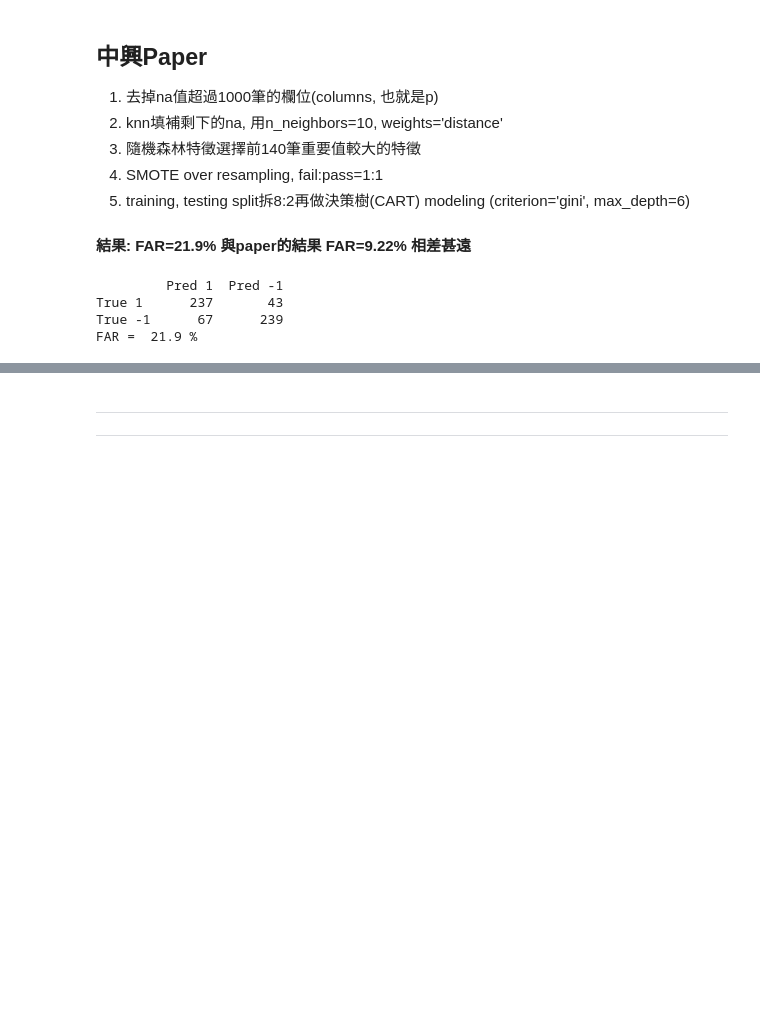
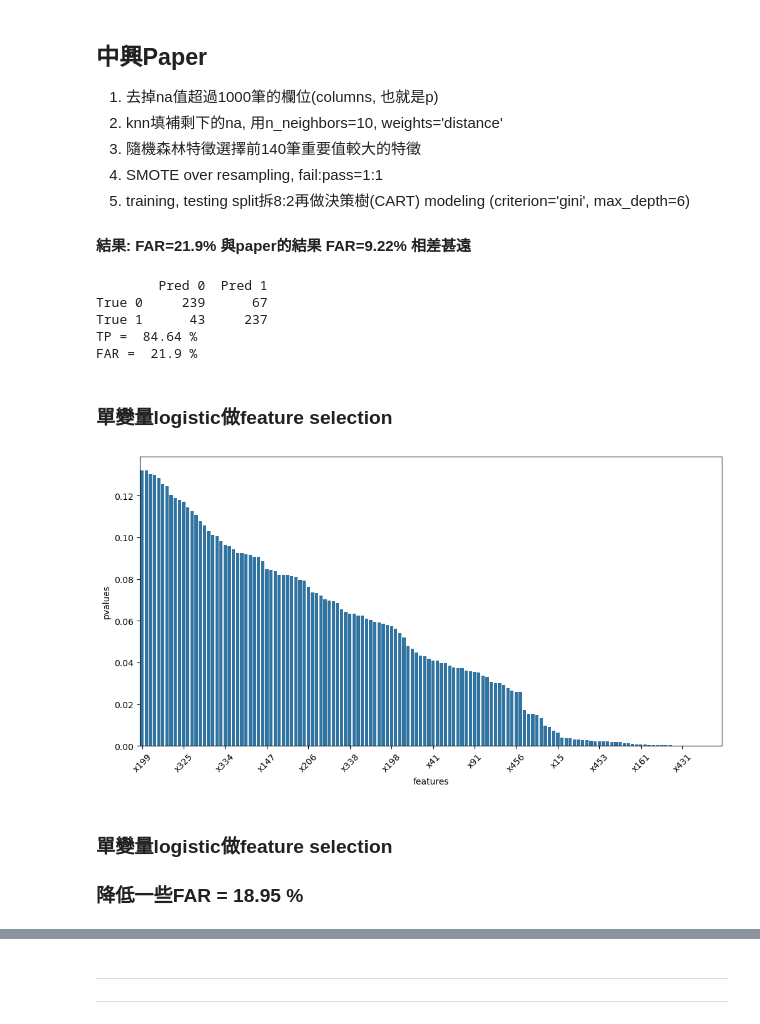
Before and after one commit to JackHuang0125/WHAT_I_DID, a Jupyter notebook: 0 Meeting/0_PAPER_0904.ipynb, the cells around one changed output, grey strips where cells are left out. Cells and saved outputs as stored; diff of their text form; code cells hidden in the pictures; blank space fills up the shorter version.

```diff
--- a/0 Meeting/0_PAPER_0904.ipynb
+++ b/0 Meeting/0_PAPER_0904.ipynb
@@ -29,10 +69,10 @@ from imblearn.over_sampling import SMOTE
 
 #### 結果: FAR=21.9% 與paper的結果 FAR=9.22% 相差甚遠
 # %%
-secom = pd.read_csv(r'C:\Users\User\Documents\GitHub\psychic-spoon\DataSet\secom.csv', sep='\t')
+secom = pd.read_csv(r'C:\Users\No\Documents\GitHub\psychic-spoon\DataSet\secom.csv', sep='\t')
 
 X = secom.drop(columns=['Time', 'Pass/Fail'])
-y = secom['Pass/Fail']
+y = secom['Pass/Fail'].replace({-1:0, 1:1}).astype(int)
 na_counts = X.isna().sum()
 X = X.loc[:, na_counts<=1000].copy()
 
@@ -58,15 +98,58 @@ dtc_model =dtc.fit(X_train, y_train)
 dtc_y_pred = dtc_model.predict(X_test)
 dtc_y_prob = dtc_model.predict_proba(X_test)[:, 1]
 
-cm = confusion_matrix(y_test, dtc_y_pred, labels=[1, -1])  # [[TP, FN],[FP, TN]]
-cm_df = pd.DataFrame(cm, index=["True 1", "True -1"], columns=["Pred 1", "Pred -1"])
+cm = confusion_matrix(y_test, dtc_y_pred, labels=[0, 1])  # [[TN, FP],[FN, TP]]
+cm_df = pd.DataFrame(cm, index=["True 0", "True 1"], columns=["Pred 0", "Pred 1"])
 print(cm_df)
 
-TP, FN, FP, TN = cm[0,0], cm[0,1], cm[1,0], cm[1,1]
-FAR = FP / (FP + TN) if (FP + TN) > 0 else np.nan
+TN, FP, FN, TP = cm[0,0], cm[0,1], cm[1,0], cm[1,1]
+FAR = FP/(FP+TN) if (FP+TN) > 0 else np.nan
+TP = TP/(TP+FN) if (TP+FN) > 0 else np.nan
+print("TP = ", round(TP*100, 2), "%")
 print("FAR = ", round(FAR*100, 2), "%")
 # %% [output]
-         Pred 1  Pred -1
-True 1      237       43
-True -1      67      239
+        Pred 0  Pred 1
+True 0     239      67
+True 1      43     237
+TP =  84.64 %
 FAR =  21.9 %
+# %% [markdown]
+### 單變量logistic做feature selection
+# %%
+secom = pd.read_csv(r'C:\Users\No\Documents\GitHub\psychic-spoon\DataSet\secom.csv', sep='\t')
+
+X = secom.drop(columns=['Time', 'Pass/Fail'])
+y = secom['Pass/Fail'].replace({-1:0, 1:1}).astype(int)
+na_counts = X.isna().sum()
+X = X.loc[:, na_counts<=1000].copy()
+
+knn = KNNImputer(n_neighbors=10, weights='distance')
+X_imputed = pd.DataFrame(knn.fit_transform(X), columns=X.columns, index=X.index)
+
+p_values = {}
+for col in X_imputed.columns:
+    if X_imputed[col].nunique()<2:
+        continue
+    Xi = sm.add_constant(X_imputed[[col]], has_constant='add')
+    try:
+        fit = sm.GLM(y, Xi, family=sm.families.Binomial()).fit(disp=0)
+        p_values[col] = float(fit.pvalues[col])
+    except Exception:
+        p_values[col] = 1
+
+pvals = pd.Series(p_values).replace([np.inf, -np.inf], np.nan).dropna()
+top140_features = pvals.sort_values(ascending=True).head(140).index.tolist()
+
+to_plot = pvals[top140_features].sort_values(ascending=False)
+to_plot_df = to_plot.reset_index()
+to_plot_df.columns = ['features', 'pvalues']
+
+plt.figure(figsize=(12, 6))
+sns.barplot(data=to_plot_df, x='features', y='pvalues')
+plt.xticks(range(0, len(to_plot), 10), to_plot.index[::10], rotation=45)
+plt.show()
+# %% [output]
+[figure, added]
+# %% [markdown]
+### 單變量logistic做feature selection
+### 降低一些FAR =  18.95 %
```
Also changed, not shown: parts of 18 cells of this notebook.
